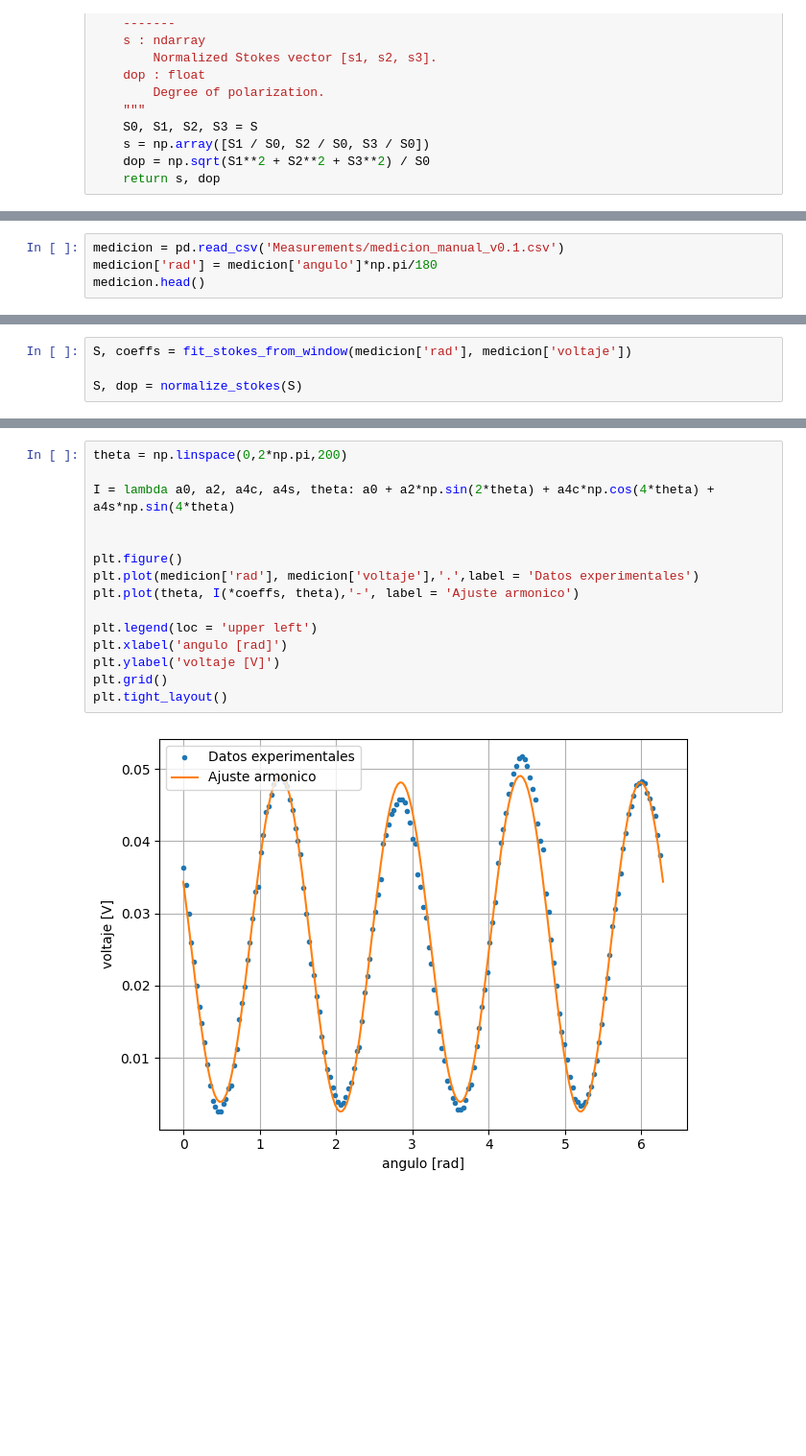
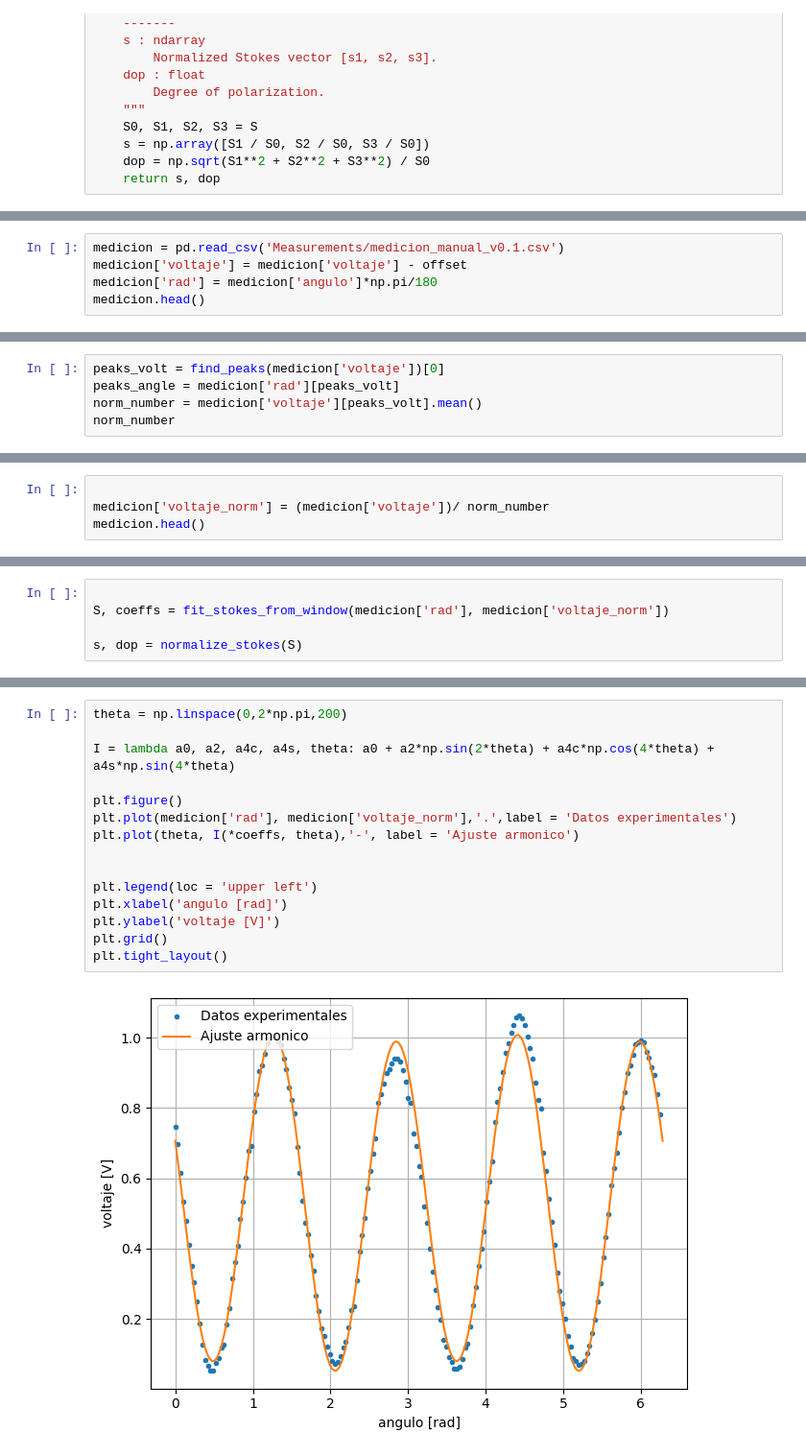
Before and after one commit to BernardoPironio/Polarimetro, a Jupyter notebook: analisis.ipynb, the cells around one changed output, grey strips where cells are left out. Shown at 96% size. Cells and saved outputs as stored; diff of their text form; blank space fills up the shorter version.

Commit message:
intento ajuste again martu

```diff
--- a/analisis.ipynb
+++ b/analisis.ipynb
@@ -79,0 +83,5 @@ def normalize_stokes(S):
+# %%
+medicion = pd.read_csv('Measurements/medicion_manual_v0.1.csv')
+medicion['voltaje'] = medicion['voltaje'] - offset
+medicion['rad'] = medicion['angulo']*np.pi/180
+medicion.head()
@@ -79,0 +95,5 @@ def normalize_stokes(S):
+# %%
+peaks_volt = find_peaks(medicion['voltaje'])[0]
+peaks_angle = medicion['rad'][peaks_volt]
+norm_number = medicion['voltaje'][peaks_volt].mean()
+norm_number
@@ -80,5 +102,5 @@ def normalize_stokes(S):
 # %%
-medicion = pd.read_csv('Measurements/medicion_manual_v0.1.csv')
-medicion['rad'] = medicion['angulo']*np.pi/180
+
+medicion['voltaje_norm'] = (medicion['voltaje'])/ norm_number
 medicion.head()
 # %% [output]
@@ -91,6 +113,7 @@ medicion.head()
 # %%
-S, coeffs = fit_stokes_from_window(medicion['rad'], medicion['voltaje'])
 
-S, dop = normalize_stokes(S)
+S, coeffs = fit_stokes_from_window(medicion['rad'], medicion['voltaje_norm'])
+
+s, dop = normalize_stokes(S)
 # %% [output]
 Coefficients S0, S1, S2, S3:
@@ -98,17 +125,17 @@ Coefficients S0, S1, S2, S3:
 # %%
 theta = np.linspace(0,2*np.pi,200)
 
 I = lambda a0, a2, a4c, a4s, theta: a0 + a2*np.sin(2*theta) + a4c*np.cos(4*theta) + a4s*np.sin(4*theta)
 
+plt.figure()
+plt.plot(medicion['rad'], medicion['voltaje_norm'],'.',label = 'Datos experimentales')
+plt.plot(theta, I(*coeffs, theta),'-', label = 'Ajuste armonico')
 
-plt.figure()
-plt.plot(medicion['rad'], medicion['voltaje'],'.',label = 'Datos experimentales')
-plt.plot(theta, I(*coeffs, theta),'-', label = 'Ajuste armonico')
 
 plt.legend(loc = 'upper left')
 plt.xlabel('angulo [rad]')
 plt.ylabel('voltaje [V]')
 plt.grid()
 plt.tight_layout()
 # %% [output]
-[figure, old version]
+[figure, new version]
```
Also changed, not shown: parts of 17 cells of this notebook, 1 other file.
